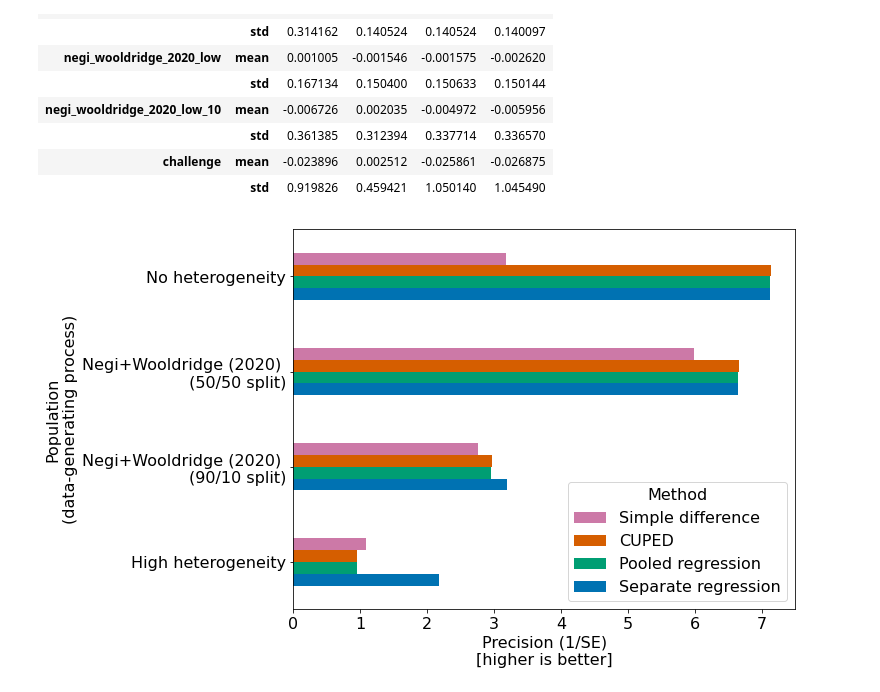
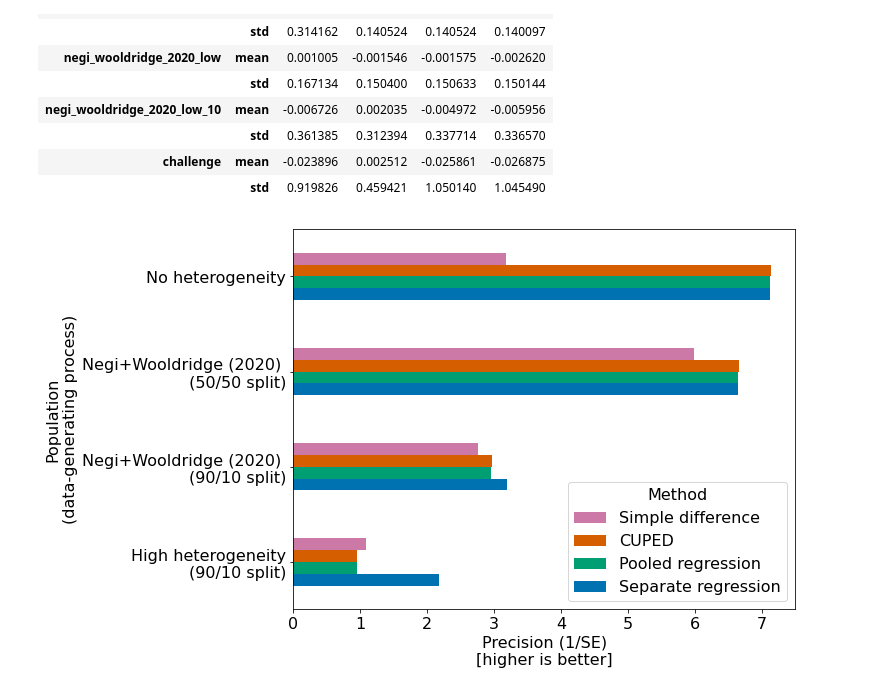
Before and after one commit to kyleco/decision, a Jupyter notebook: negi_wooldridge_covariates.ipynb, the cells around one changed output. Drawn from its saved outputs; the diff is of its cells as text; code cells hidden in the pictures.

```diff
--- a/negi_wooldridge_covariates.ipynb
+++ b/negi_wooldridge_covariates.ipynb
@@ -155,30 +155,30 @@ display(results)
 # %%
 # Make a graph of the precision for each (population, estimator)
 precision = (1 / dx.groupby('population').std())
 precision = precision.loc[
                           ['challenge', 'negi_wooldridge_2020_low_10', 'negi_wooldridge_2020_low', 'basic'],
                           ['fra', 'pra', 'cuped', 'sm']
                           ]
 precision = precision.rename(
     index={
         'basic': 'No heterogeneity',
         'negi_wooldridge_2020_low': 'Negi+Wooldridge (2020) \n (50/50 split)',
         'negi_wooldridge_2020_low_10': 'Negi+Wooldridge (2020) \n(90/10 split)',
-        'challenge': 'High heterogeneity'
+        'challenge': 'High heterogeneity\n(90/10 split)'
         },
     columns={
     'fra': 'Separate regression',
      'cuped': 'CUPED',
       'pra': 'Pooled regression',
       'sm': 'Simple difference'
       })
 
 with plt.style.context('seaborn-colorblind'):
   plt.rcParams['font.size'] = '16'
   ax = precision.plot.barh(figsize=(9, 7))
   ax.set_xlabel("Precision (1/SE)\n[higher is better]")
   ax.set_ylabel("Population\n(data-generating process)")
   handles, labels = ax.get_legend_handles_labels()
   ax.legend(reversed(handles), reversed(labels), title='Method')
 # %% [output]
-[figure, old version]
+[figure, new version]
```
